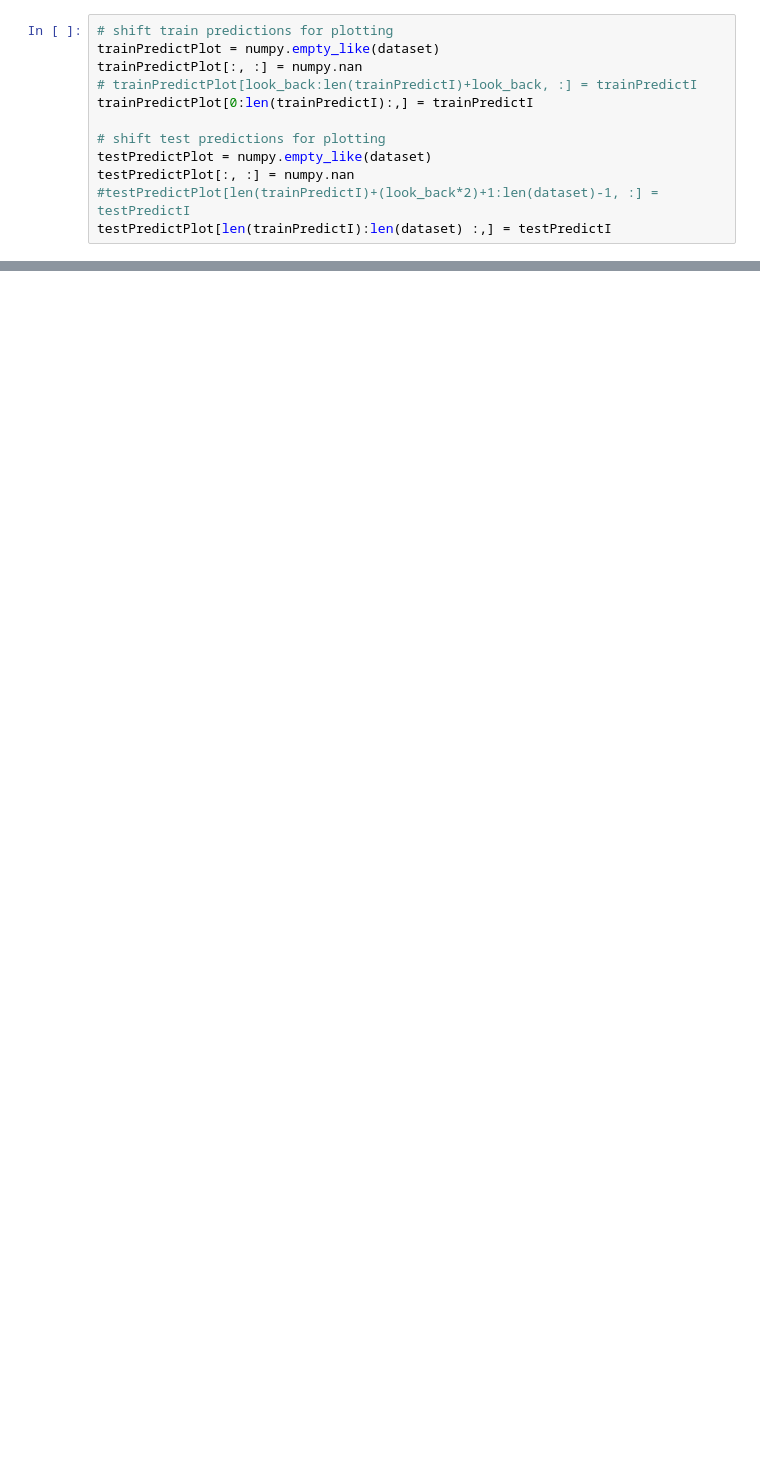
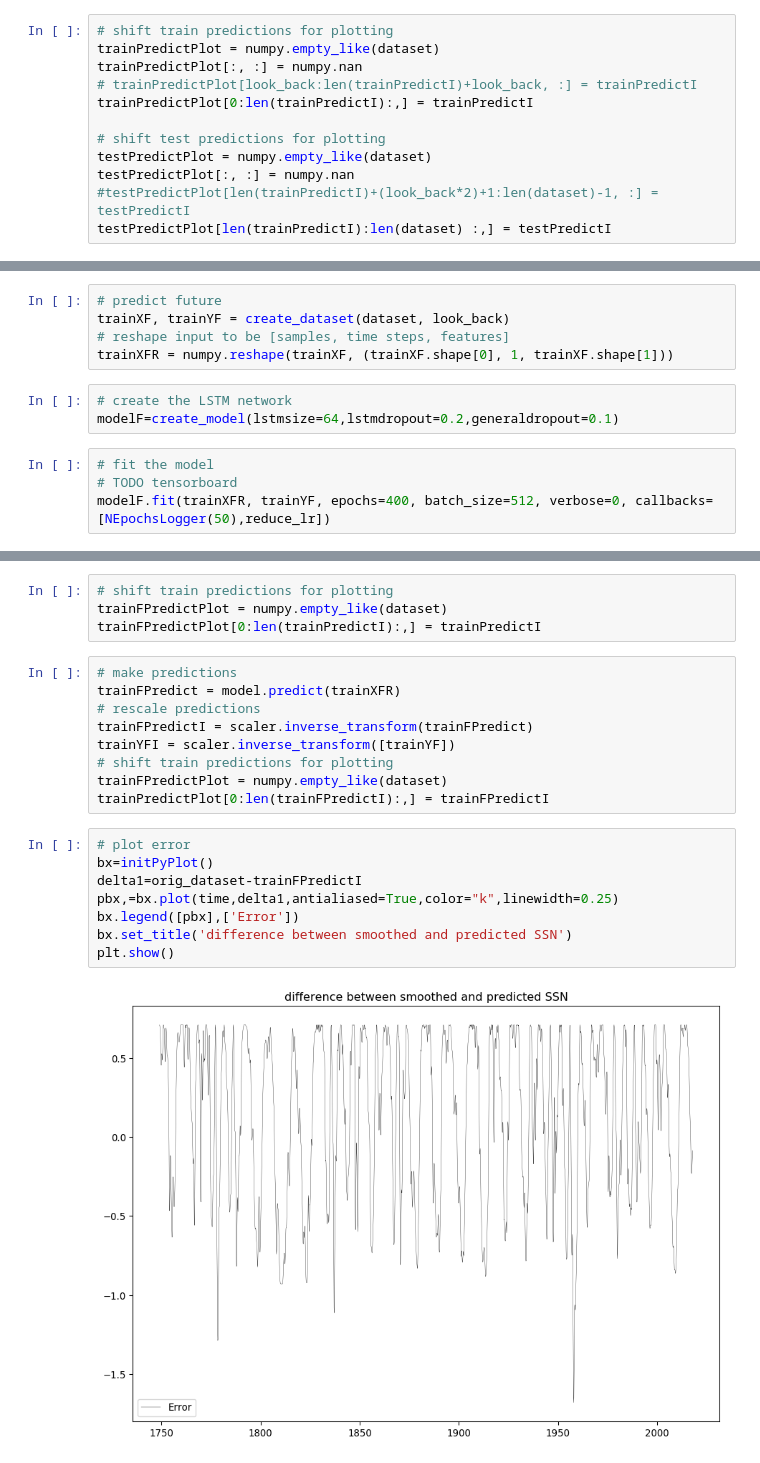
Before and after one commit to danielefranceschi/lstm-climatological-time-series, a Jupyter notebook: LSTM-SSN.ipynb, the cells around one changed output, grey strips where cells are left out. Cells and saved outputs as stored; diff of their text form; blank space fills up the shorter version.

```diff
--- a/LSTM-SSN.ipynb
+++ b/LSTM-SSN.ipynb
@@ -152,0 +239,12 @@ plt.show()
+# %%
+# predict future
+trainXF, trainYF = create_dataset(dataset, look_back)
+# reshape input to be [samples, time steps, features]
+trainXFR = numpy.reshape(trainXF, (trainXF.shape[0], 1, trainXF.shape[1]))
+# %%
+# create the LSTM network
+modelF=create_model(lstmsize=64,lstmdropout=0.2,generaldropout=0.1)
+# %%
+# fit the model
+# TODO tensorboard
+modelF.fit(trainXFR, trainYF, epochs=400, batch_size=512, verbose=0, callbacks=[NEpochsLogger(50),reduce_lr])
@@ -152,0 +261,23 @@ plt.show()
+# %%
+# shift train predictions for plotting
+trainFPredictPlot = numpy.empty_like(dataset)
+trainFPredictPlot[0:len(trainPredictI):,] = trainPredictI
+# %%
+# make predictions
+trainFPredict = model.predict(trainXFR)
+# rescale predictions
+trainFPredictI = scaler.inverse_transform(trainFPredict)
+trainYFI = scaler.inverse_transform([trainYF])
+# shift train predictions for plotting
+trainFPredictPlot = numpy.empty_like(dataset)
+trainPredictPlot[0:len(trainFPredictI):,] = trainFPredictI
+# %%
+# plot error
+bx=initPyPlot()
+delta1=orig_dataset-trainFPredictI
+pbx,=bx.plot(time,delta1,antialiased=True,color="k",linewidth=0.25)
+bx.legend([pbx],['Error'])
+bx.set_title('difference between smoothed and predicted SSN')
+plt.show()
+# %% [output]
+[figure, added]
```
Also changed, not shown: parts of 15 cells of this notebook, 1 other file.
